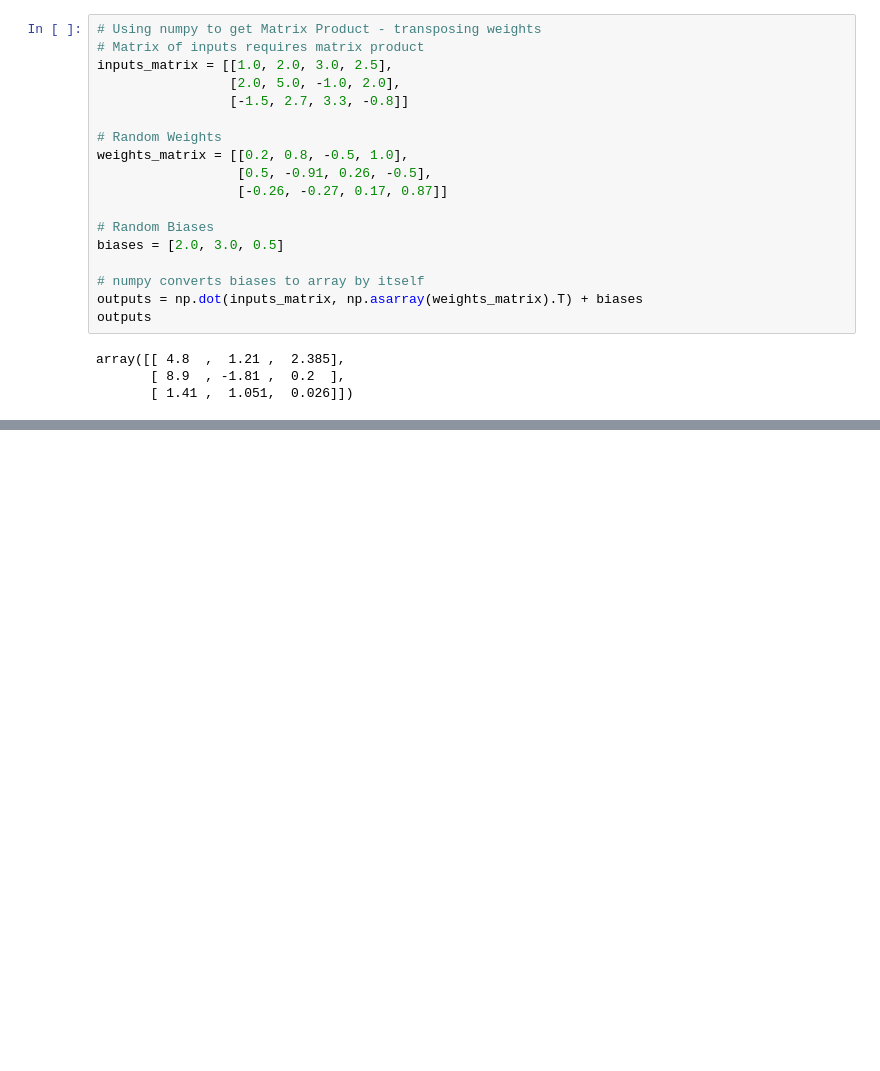
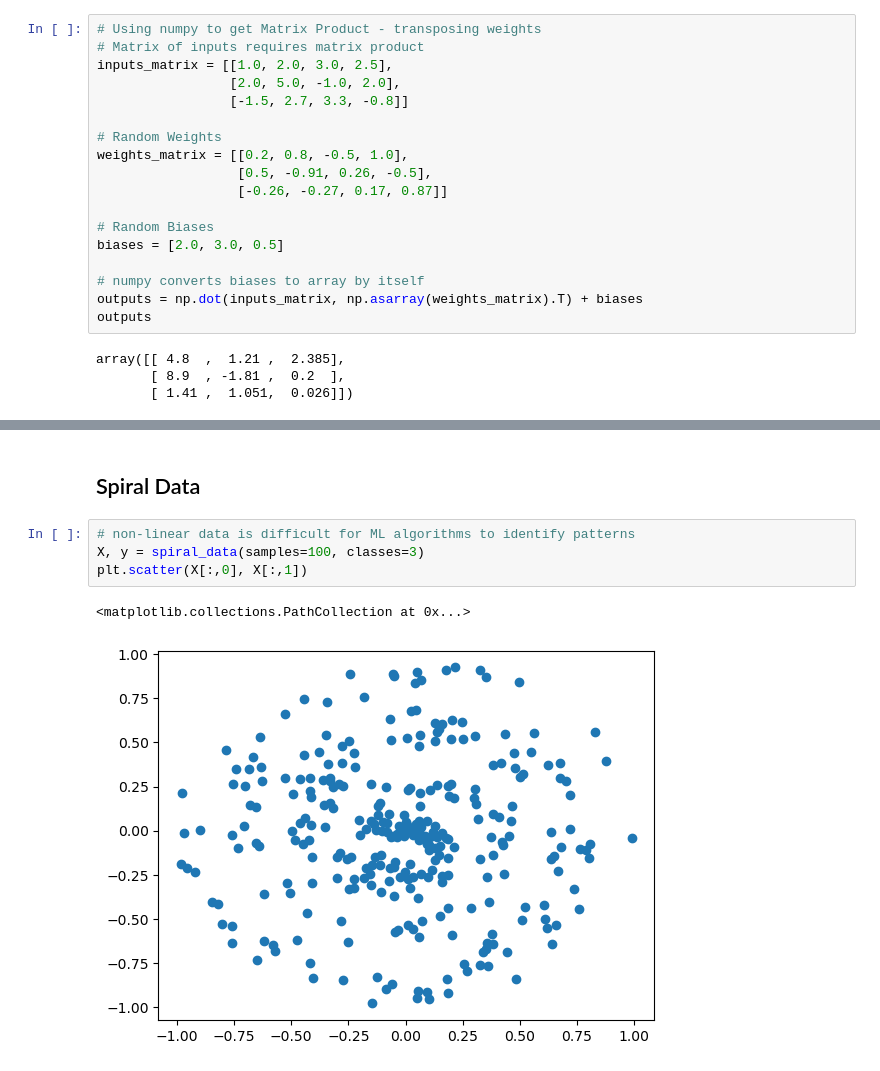
Before and after one commit to chelseyyotka/NeuralNetworksFromScratch, a Jupyter notebook: Notes.ipynb, the cells around one changed output, grey strips where cells are left out. Saved outputs shown, nothing was run; the diff lists cells and outputs as text; blank space fills up the shorter version.

```diff
--- a/Notes.ipynb
+++ b/Notes.ipynb
@@ -249,0 +315,9 @@ array([[ 4.8  ,  1.21 ,  2.385],
+# %% [markdown]
+## Spiral Data
+# %%
+# non-linear data is difficult for ML algorithms to identify patterns
+X, y = spiral_data(samples=100, classes=3)
+plt.scatter(X[:,0], X[:,1])
+# %% [output]
+<matplotlib.collections.PathCollection at 0x...>
+[figure, added]
```
Also changed, not shown: parts of 46 cells of this notebook.
